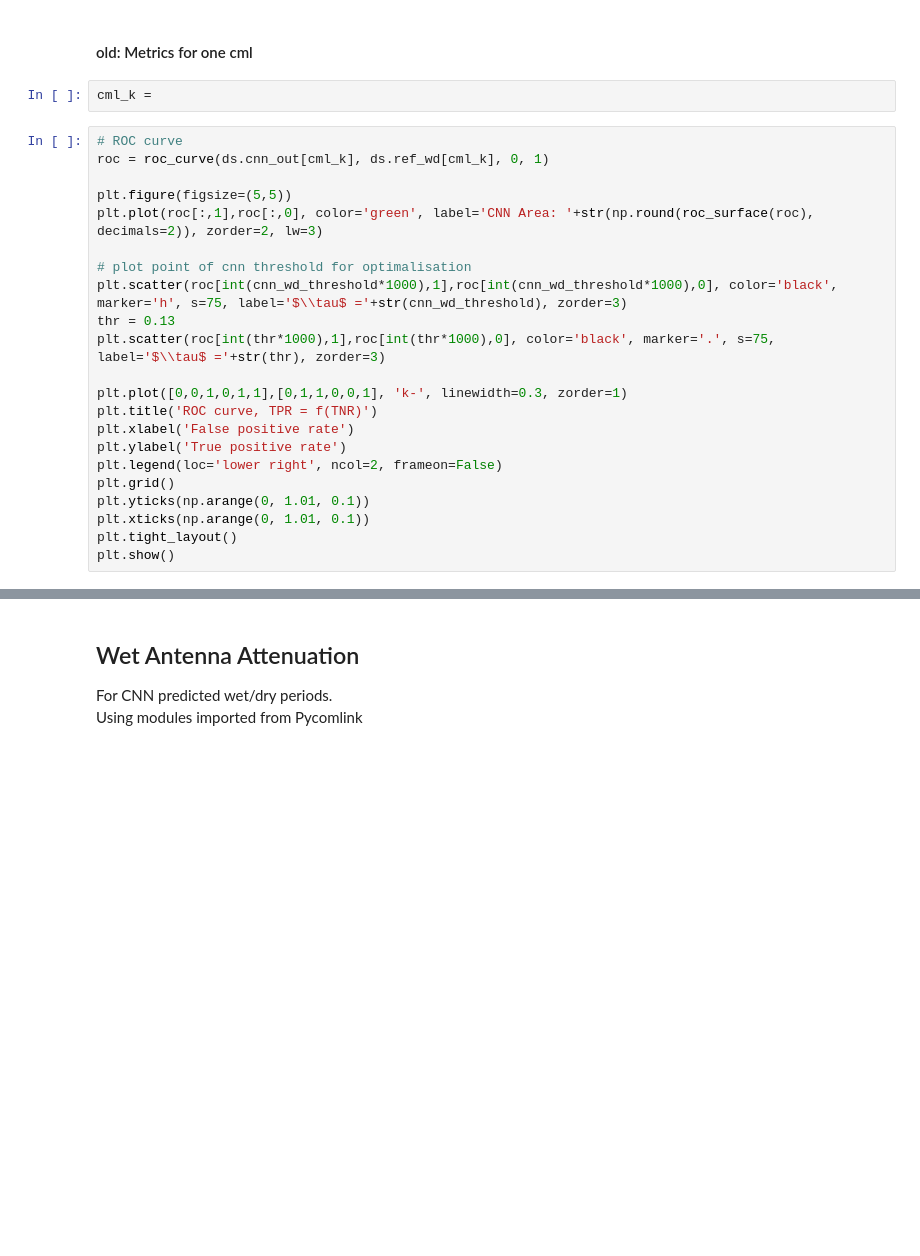
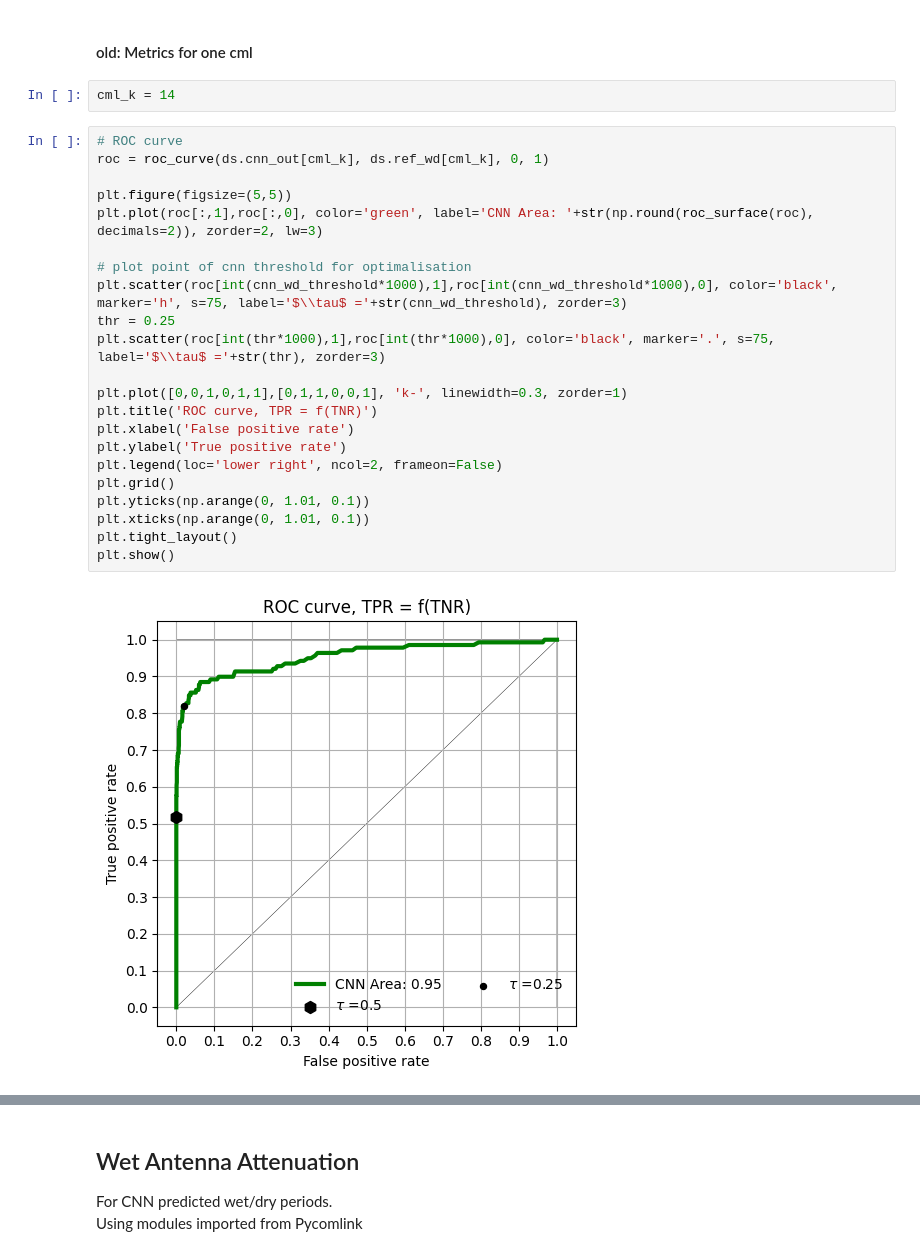
Before and after one commit to xkalet07/cml_wd_telcosense, a Jupyter notebook: 02_train_full_dataset.ipynb, the cells around one changed output, grey strips where cells are left out. Drawn from its saved outputs; the diff is of its cells as text; blank space fills up the shorter version.

```diff
--- a/02_train_full_dataset.ipynb
+++ b/02_train_full_dataset.ipynb
@@ -524,29 +536,31 @@ Text(0.5, 1.0, 'CNN')
 # %% [markdown]
 #### old: Metrics for one cml
 # %%
-cml_k =
+cml_k = 14
 # %%
 # ROC curve
 roc = roc_curve(ds.cnn_out[cml_k], ds.ref_wd[cml_k], 0, 1)
 
 plt.figure(figsize=(5,5))
 plt.plot(roc[:,1],roc[:,0], color='green', label='CNN Area: '+str(np.round(roc_surface(roc), decimals=2)), zorder=2, lw=3)
 
 # plot point of cnn threshold for optimalisation
 plt.scatter(roc[int(cnn_wd_threshold*1000),1],roc[int(cnn_wd_threshold*1000),0], color='black', marker='h', s=75, label='$\\tau$ ='+str(cnn_wd_threshold), zorder=3)
-thr = 0.13
+thr = 0.25
 plt.scatter(roc[int(thr*1000),1],roc[int(thr*1000),0], color='black', marker='.', s=75, label='$\\tau$ ='+str(thr), zorder=3)
 
 plt.plot([0,0,1,0,1,1],[0,1,1,0,0,1], 'k-', linewidth=0.3, zorder=1)
 plt.title('ROC curve, TPR = f(TNR)')
 plt.xlabel('False positive rate')
 plt.ylabel('True positive rate')
 plt.legend(loc='lower right', ncol=2, frameon=False)
 plt.grid()
 plt.yticks(np.arange(0, 1.01, 0.1))
 plt.xticks(np.arange(0, 1.01, 0.1))
 plt.tight_layout()
 plt.show()
+# %% [output]
+[figure, added]
 # %%
 print('CNN scores')
 
```
Also changed, not shown: parts of 31 cells of this notebook, 47 other files.
